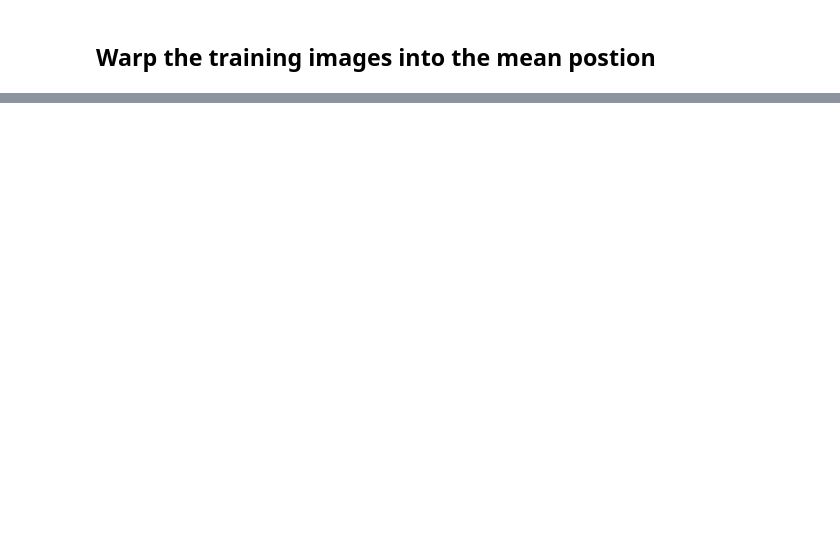
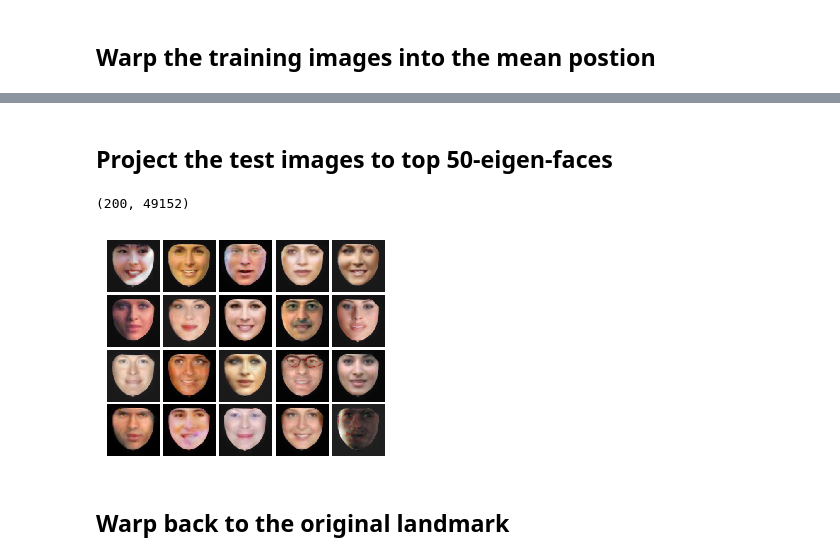
Before and after one commit to Wenyuan-Vincent-Li/231_Project1, a Jupyter notebook: PCA_3.ipynb, the cells around one changed output, grey strips where cells are left out. Cells and saved outputs as stored; diff of their text form; code cells hidden in the pictures; blank space fills up the shorter version.

Commit message:
reconstruct using apperance and landmark

```diff
--- a/PCA_3.ipynb
+++ b/PCA_3.ipynb
@@ -33,0 +78,3 @@ scipy.io.savemat("PCA_eigen_mean_warping.mat", mdict)
+# %%
+test_set_im = image_files[800:]
+test_set_LM = LM_files[800:]
@@ -33,0 +87,4 @@ scipy.io.savemat("PCA_eigen_mean_warping.mat", mdict)
+# %%
+mdict = scipy.io.loadmat("PCA_Eigen_warping.mat")
+mean_LM = mdict["mean_LM"]
+eigen_warping = mdict["eigen_warping"][:10, :] # top 10 eigen warpings
@@ -33,0 +96,2 @@ scipy.io.savemat("PCA_eigen_mean_warping.mat", mdict)
+# %% [markdown]
+## Project the test images to top 50-eigen-faces
@@ -33,0 +101,16 @@ scipy.io.savemat("PCA_eigen_mean_warping.mat", mdict)
+# %%
+mdict = scipy.io.loadmat("PCA_Aligned_Eigen_Face.mat")
+mean_image = mdict["mean_image"]
+eigen_face = mdict["aligned_eigen_face"]
+# %%
+_, X_re = utils.reconstruct_image(aligned_folder, test_set_im, mean_image, eigen_face)
+# %%
+X_re.shape
+# %% [output]
+(200, 49152)
+# %%
+fig_re = utils.plot(X_re[50:70, :], 10, 5, 3, 128, 128)
+# %% [output]
+[figure, added]
+# %% [markdown]
+## Warp back to the original landmark
```
Also changed, not shown: parts of 22 cells of this notebook, 6 other files.
